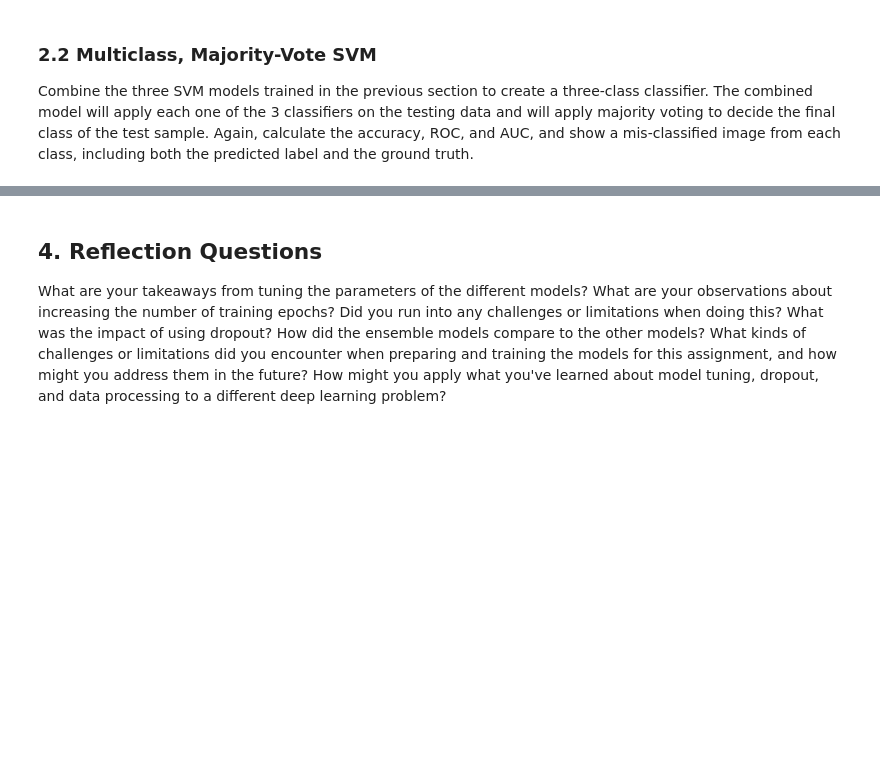
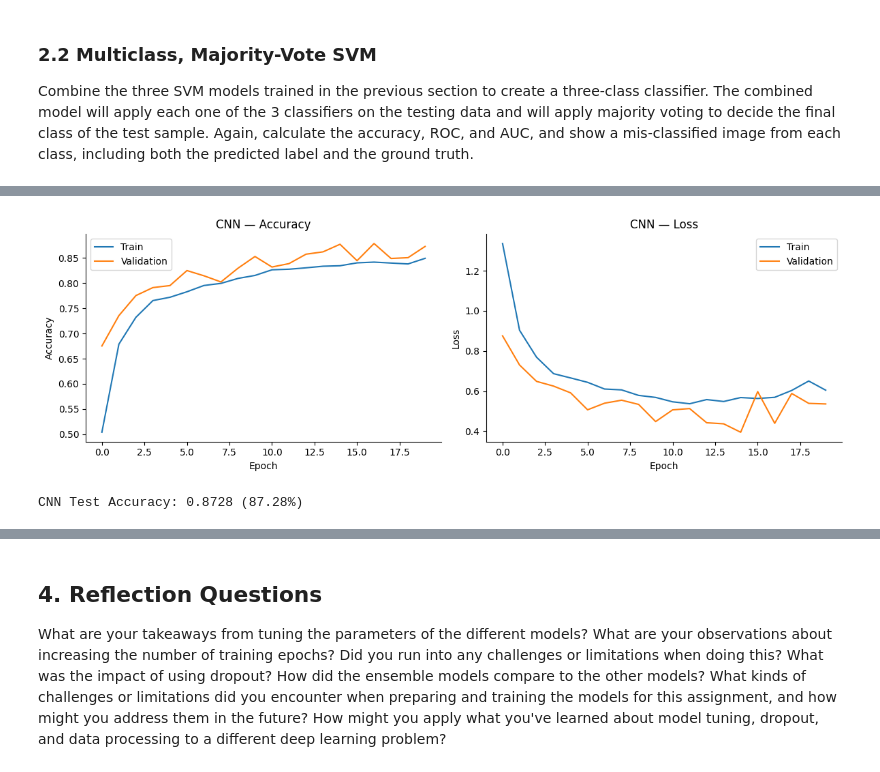
Before and after one commit to kakumanus/musa-650-spring2026, a Jupyter notebook: assignments/eurosat.ipynb, the cells around one changed output, grey strips where cells are left out. Drawn from its saved outputs; the diff is of its cells as text; code cells hidden in the pictures; blank space fills up the shorter version.

```diff
--- a/assignments/eurosat.ipynb
+++ b/assignments/eurosat.ipynb
@@ -596,0 +648,14 @@ How did adding multispectral channels impact your model's performance? Explain t
+# %%
+model_cnn.compile(
+    optimizer='adam',
+    loss='categorical_crossentropy',
+    metrics=['accuracy']
+)
+
+history_cnn = model_cnn.fit(
+    x_cnn_train, y_cnn_train,
+    batch_size=64,
+    epochs=20,
+    validation_data=(x_cnn_test, y_cnn_test),
+    verbose=1
+)
@@ -596,0 +680,31 @@ How did adding multispectral channels impact your model's performance? Explain t
+# %%
+# Training curves
+fig, axes = plt.subplots(1, 2, figsize=(12, 4))
+
+axes[0].plot(history_cnn.history['accuracy'], label='Train')
+axes[0].plot(history_cnn.history['val_accuracy'], label='Validation')
+axes[0].set_title('CNN — Accuracy')
+axes[0].set_xlabel('Epoch')
+axes[0].set_ylabel('Accuracy')
+axes[0].legend()
+axes[0].spines['top'].set_visible(False)
+axes[0].spines['right'].set_visible(False)
+
+axes[1].plot(history_cnn.history['loss'], label='Train')
+axes[1].plot(history_cnn.history['val_loss'], label='Validation')
+axes[1].set_title('CNN — Loss')
+axes[1].set_xlabel('Epoch')
+axes[1].set_ylabel('Loss')
+axes[1].legend()
+axes[1].spines['top'].set_visible(False)
+axes[1].spines['right'].set_visible(False)
+
+plt.tight_layout()
+plt.show()
+
+# Final test accuracy
+test_loss, test_acc = model_cnn.evaluate(x_cnn_test, y_cnn_test, verbose=0)
+print(f'\nCNN Test Accuracy: {test_acc:.4f} ({test_acc*100:.2f}%)')
+# %% [output]
+[figure, added]
+CNN Test Accuracy: 0.8728 (87.28%)
```
Also changed, not shown: parts of 19 cells of this notebook.
